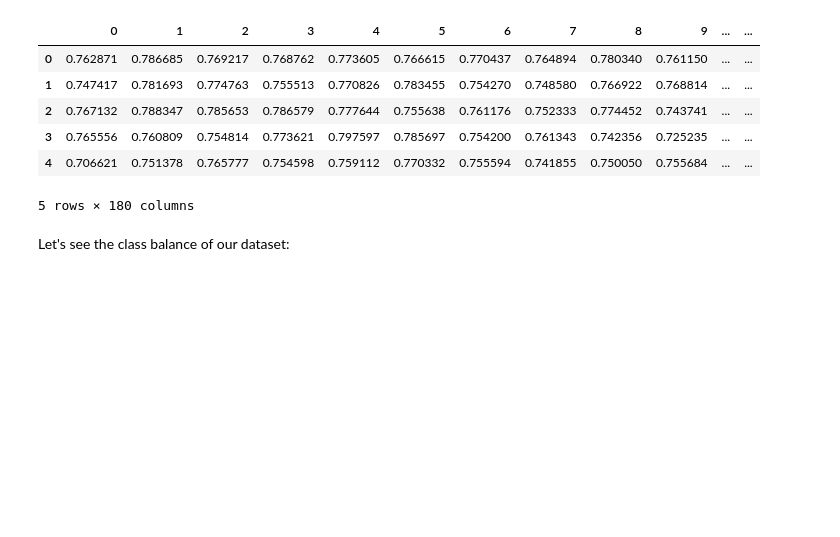
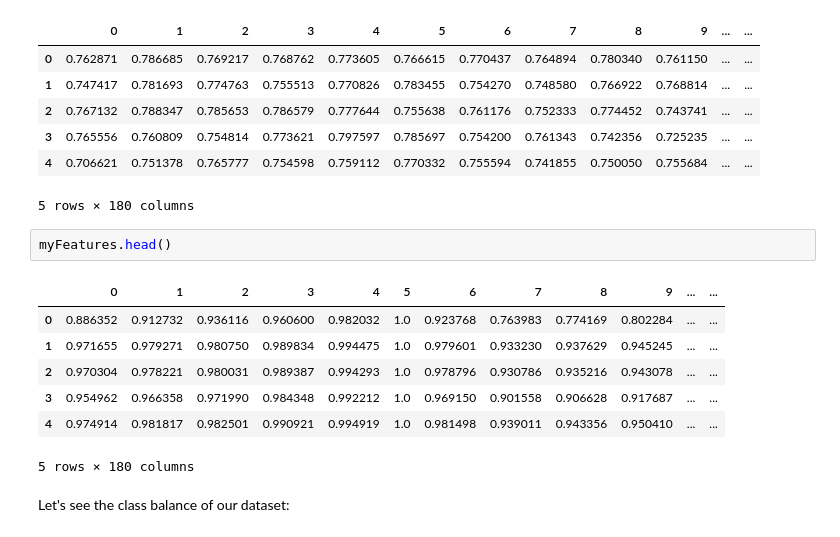
Before and after one commit to ChristianSantos2671/Week3-ClassicML, a Jupyter notebook: Week_3_MachineLearning.ipynb, the cells around one changed output. Saved outputs shown, nothing was run; the diff lists cells and outputs as text; blank space fills up the shorter version.

```diff
--- a/Week_3_MachineLearning.ipynb
+++ b/Week_3_MachineLearning.ipynb
@@ -293,6 +296,16 @@ features.head()
 | 3 | 0.765556 | 0.760809 | 0.754814 | 0.773621 | 0.797597 | 0.785697 | 0.754200 | 0.761343 | 0.742356 | 0.725235 | ... | ... |
 | 4 | 0.706621 | 0.751378 | 0.765777 | 0.754598 | 0.759112 | 0.770332 | 0.755594 | 0.741855 | 0.750050 | 0.755684 | ... | ... |
 5 rows × 180 columns
+# %%
+myFeatures.head()
+# %% [output]
+|  | 0 | 1 | 2 | 3 | 4 | 5 | 6 | 7 | 8 | 9 | ... | ... |
+| 0 | 0.886352 | 0.912732 | 0.936116 | 0.960600 | 0.982032 | 1.0 | 0.923768 | 0.763983 | 0.774169 | 0.802284 | ... | ... |
+| 1 | 0.971655 | 0.979271 | 0.980750 | 0.989834 | 0.994475 | 1.0 | 0.979601 | 0.933230 | 0.937629 | 0.945245 | ... | ... |
+| 2 | 0.970304 | 0.978221 | 0.980031 | 0.989387 | 0.994293 | 1.0 | 0.978796 | 0.930786 | 0.935216 | 0.943078 | ... | ... |
+| 3 | 0.954962 | 0.966358 | 0.971990 | 0.984348 | 0.992212 | 1.0 | 0.969150 | 0.901558 | 0.906628 | 0.917687 | ... | ... |
+| 4 | 0.974914 | 0.981817 | 0.982501 | 0.990921 | 0.994919 | 1.0 | 0.981498 | 0.939011 | 0.943356 | 0.950410 | ... | ... |
+5 rows × 180 columns
 # %% [markdown]
 Let's see the class balance of our dataset:
 # %%
```
Also changed, not shown: parts of 8 cells of this notebook.
